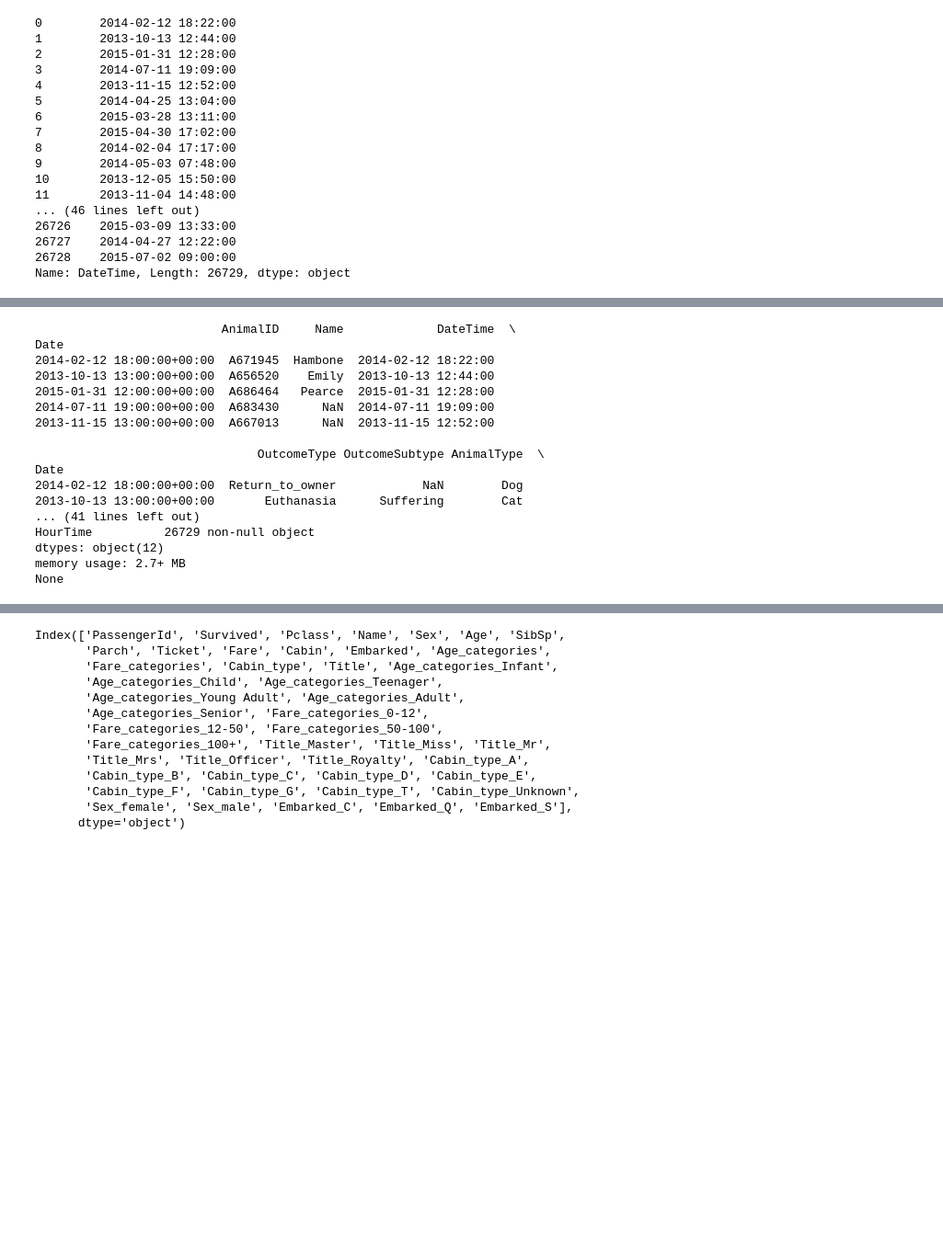
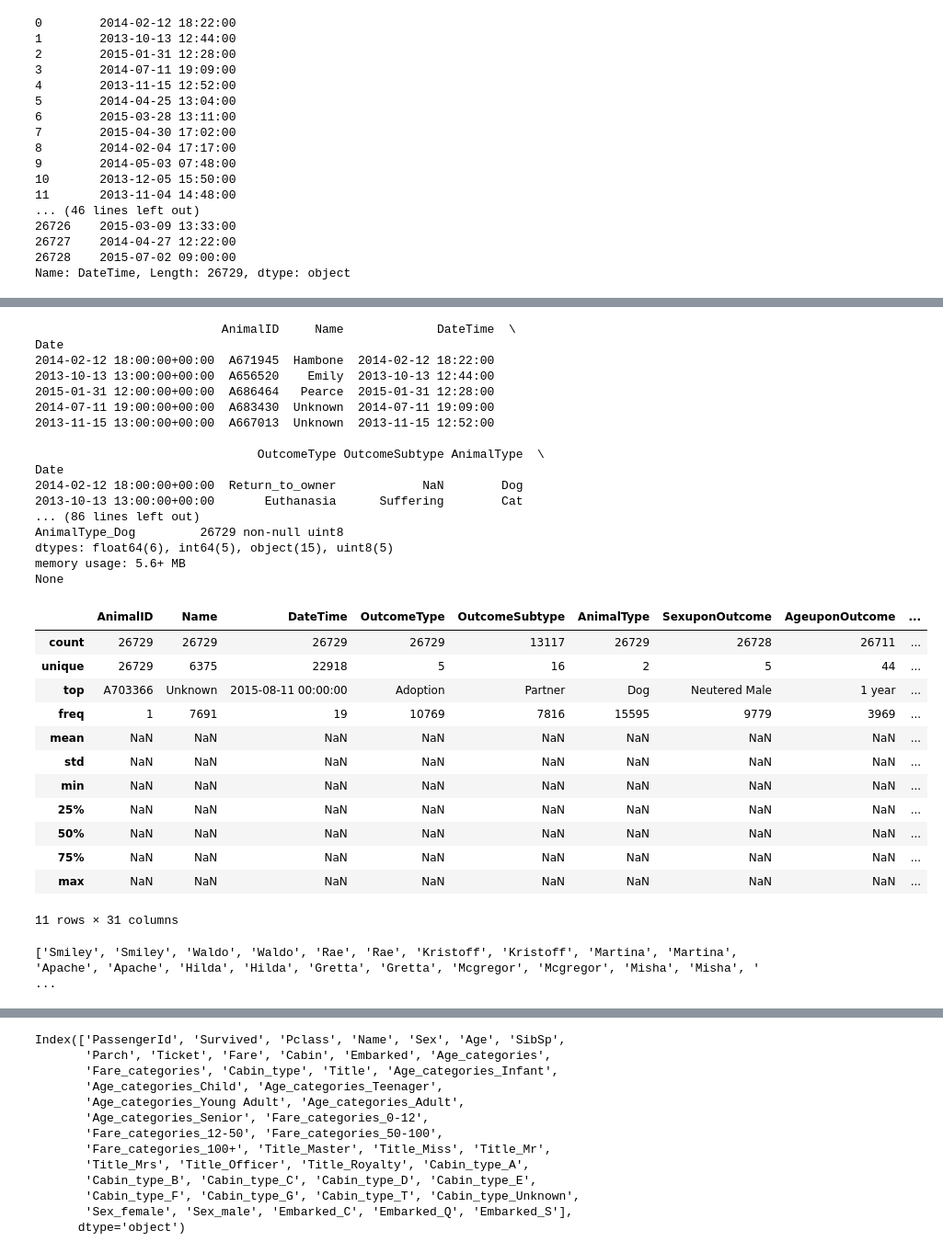
Before and after one commit to andreiarog/KaggleCompetitions, a Jupyter notebook: Animals Shelter/animal_shelter.ipynb, the cells around one changed output, grey strips where cells are left out. Shown at 92% size. Saved outputs shown, nothing was run; the diff lists cells and outputs as text; code cells hidden in the pictures; blank space fills up the shorter version.

Commit message:
names preprocess

```diff
--- a/Animals Shelter/animal_shelter.ipynb
+++ b/Animals Shelter/animal_shelter.ipynb
@@ -93,12 +197,15 @@ def column_split(df,column,sep,n,new_col):
 #Deal with dates
 #https://medium.com/jbennetcodes/dealing-with-datetimes-like-a-pro-in-pandas-b80d3d808a7f
 # %%
+train = pd.read_csv("train.csv")
+holdout = pd.read_csv("test.csv")
+
 def pre_process(df):
-    df=column_split(df, "DateTime", " ", 2, ["DayTime", "HourTime"])
-    df['Date'] = pd.to_datetime(df['DateTime'], format='%Y-%m-%d %H:%M:%S', utc=True)
-    df.set_index('Date', inplace=True)
-    df.index = df.index.round('H')
-    #other stuff
+    df = extract_date_attributes(df)
+    df = process_name(df)
+    toDummy=["TimeOfDay", "AnimalType"]
+    for column in toDummy:
+        df = create_dummies(df, column)
     return df
 
 train=pre_process(train)
@@ -109,7 +216,7 @@ print(train.info())
 
 #To Do
 # Morning VS afternoon Vs night
-# months of the year
+# months of the year - check distribution (maybe add special tag for common season like summer christmas winter)
 # year
 
 #Name - your suggestions plus common/uncomon name
@@ -122,15 +229,59 @@ Date
 2014-02-12 18:00:00+00:00  A671945  Hambone  2014-02-12 18:22:00
 2013-10-13 13:00:00+00:00  A656520    Emily  2013-10-13 12:44:00
 2015-01-31 12:00:00+00:00  A686464   Pearce  2015-01-31 12:28:00
-2014-07-11 19:00:00+00:00  A683430      NaN  2014-07-11 19:09:00
-2013-11-15 13:00:00+00:00  A667013      NaN  2013-11-15 12:52:00
+2014-07-11 19:00:00+00:00  A683430  Unknown  2014-07-11 19:09:00
+2013-11-15 13:00:00+00:00  A667013  Unknown  2013-11-15 12:52:00
 
                                OutcomeType OutcomeSubtype AnimalType  \
 Date
 2014-02-12 18:00:00+00:00  Return_to_owner            NaN        Dog
 2013-10-13 13:00:00+00:00       Euthanasia      Suffering        Cat
-... (41 lines left out)
-HourTime          26729 non-null object
-dtypes: object(12)
-memory usage: 2.7+ MB
+... (86 lines left out)
+AnimalType_Dog         26729 non-null uint8
+dtypes: float64(6), int64(5), object(15), uint8(5)
+memory usage: 5.6+ MB
 None
+# %%
+train.describe(include='all')
+# %% [output]
+|  | AnimalID | Name | DateTime | OutcomeType | OutcomeSubtype | AnimalType | SexuponOutcome | AgeuponOutcome | ... |
+| count | 26729 | 26729 | 26729 | 26729 | 13117 | 26729 | 26728 | 26711 | ... |
+| unique | 26729 | 6375 | 22918 | 5 | 16 | 2 | 5 | 44 | ... |
+| top | A703366 | Unknown | 2015-08-11 00:00:00 | Adoption | Partner | Dog | Neutered Male | 1 year | ... |
+| freq | 1 | 7691 | 19 | 10769 | 7816 | 15595 | 9779 | 3969 | ... |
+| mean | NaN | NaN | NaN | NaN | NaN | NaN | NaN | NaN | ... |
+| std | NaN | NaN | NaN | NaN | NaN | NaN | NaN | NaN | ... |
+| min | NaN | NaN | NaN | NaN | NaN | NaN | NaN | NaN | ... |
+| 25% | NaN | NaN | NaN | NaN | NaN | NaN | NaN | NaN | ... |
+| 50% | NaN | NaN | NaN | NaN | NaN | NaN | NaN | NaN | ... |
+| 75% | NaN | NaN | NaN | NaN | NaN | NaN | NaN | NaN | ... |
+| max | NaN | NaN | NaN | NaN | NaN | NaN | NaN | NaN | ... |
+11 rows × 31 columns
+# %%
+import collections
+
+names_count = train['Name'].value_counts()
+total_names = len(train['Name'])
+unique_names = len(train['Name'].unique())
+#print(names_count)
+#print(total_names, unique_names)
+
+#Considering 75% to be the name at position (26729-7691)*0,75=19038*0,75=14279, we consider that name and all afterwards, when ordered by counts
+name_idx = names_count.index
+complete_names_list =[]
+for idx in name_idx:
+    if (idx != 'Unknown'):
+        for i in range(names_count[idx]):
+            complete_names_list.append(idx)
+
+#print("Name list:", complete_names_list)
+#name_sequence = sorted([names_count[idx] for idx in name_idx], reverse=True)
+#print("Name sequence", name_sequence)
+
+common_names_list = []
+for i in range(14279,19038):
+    common_names_list.append(complete_names_list[i])
+
+print(common_names_list)
+# %% [output]
+['Smiley', 'Smiley', 'Waldo', 'Waldo', 'Rae', 'Rae', 'Kristoff', 'Kristoff', 'Martina', 'Martina', 'Apache', 'Apache', 'Hilda', 'Hilda', 'Gretta', 'Gretta', 'Mcgregor', 'Mcgregor', 'Misha', 'Misha', ' ...
```
Also changed, not shown: parts of 4 cells of this notebook.
